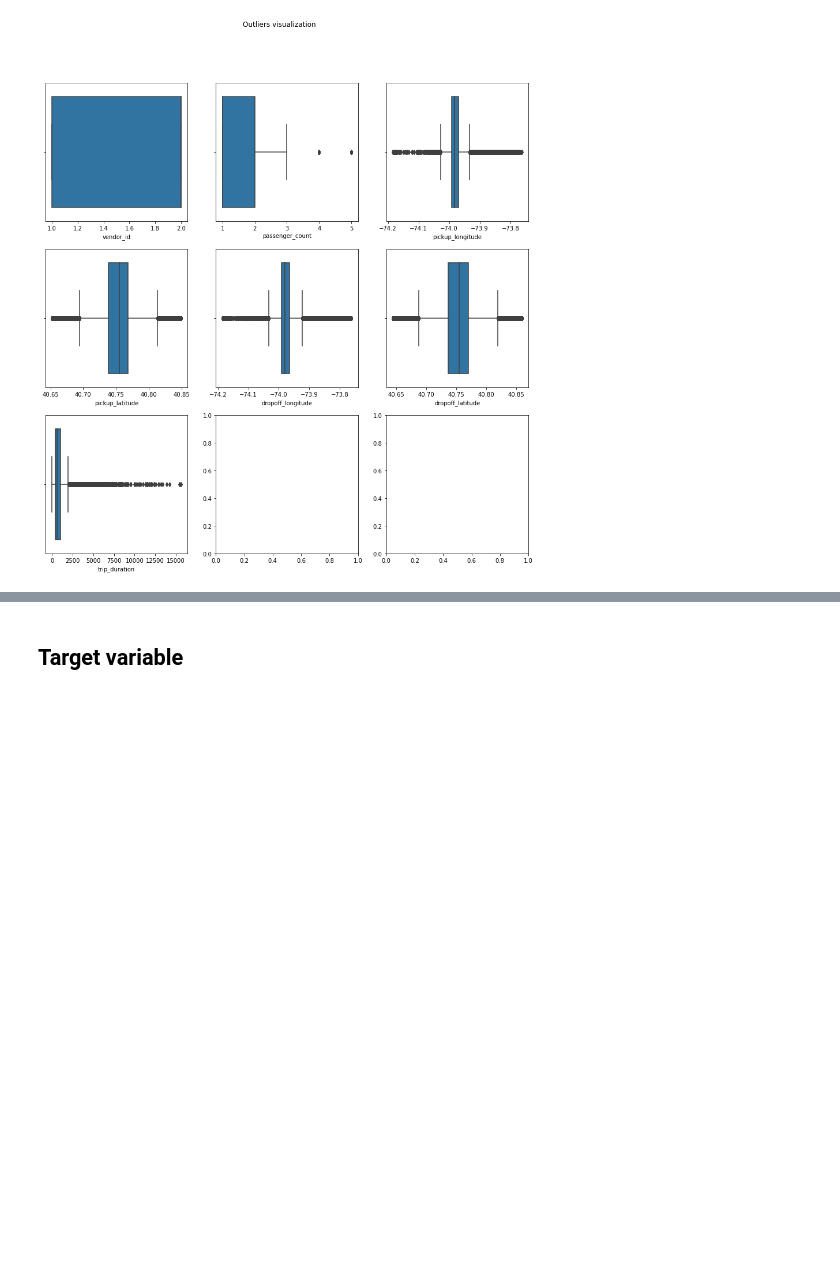
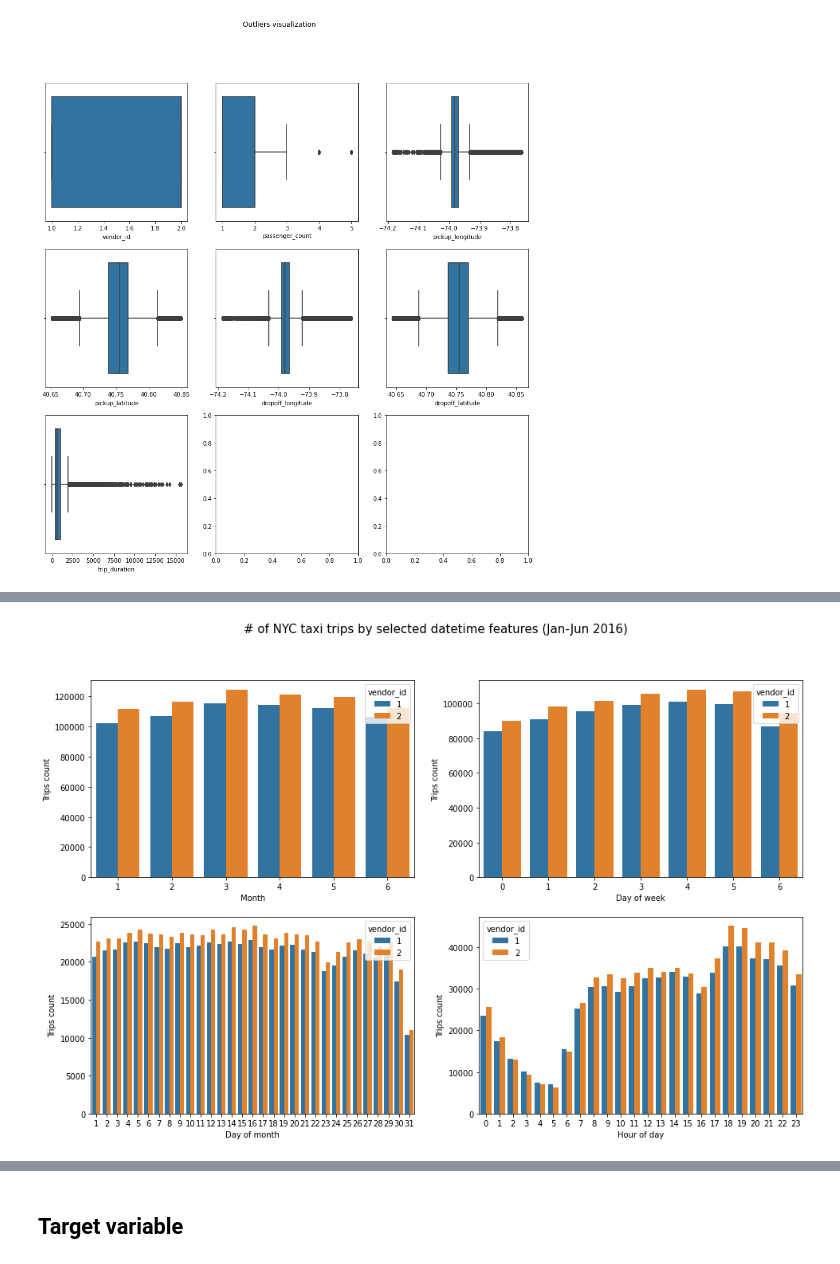
Before and after one commit to tawiwut-cha/nyc_cabs_draft, a Jupyter notebook: predict_duration_competition_v0.1.ipynb, the cells around one changed output, grey strips where cells are left out. Saved outputs shown, nothing was run; the diff lists cells and outputs as text; code cells hidden in the pictures; blank space fills up the shorter version.

```diff
--- a/predict_duration_competition_v0.1.ipynb
+++ b/predict_duration_competition_v0.1.ipynb
@@ -213,0 +285,27 @@ corr_heatmap(df)
+# %%
+plt.figure(figsize=(16,10))
+plt.suptitle('# of NYC taxi trips by selected datetime features (Jan-Jun 2016)', size=15)
+
+plt.subplot(221)
+sns.countplot(data=df, x= df['pickup_datetime'].dt.month, hue='vendor_id')
+plt.xlabel('Month')
+plt.ylabel('Trips count')
+
+plt.subplot(222)
+sns.countplot(data=df, x= df['pickup_datetime'].dt.day_of_week, hue='vendor_id')
+plt.xlabel('Day of week')
+plt.ylabel('Trips count')
+
+plt.subplot(223)
+sns.countplot(data=df, x= df['pickup_datetime'].dt.day, hue='vendor_id')
+plt.xlabel('Day of month')
+plt.ylabel('Trips count')
+
+plt.subplot(224)
+sns.countplot(data=df, x= df['pickup_datetime'].dt.hour, hue='vendor_id')
+plt.xlabel('Hour of day')
+plt.ylabel('Trips count')
+
+plt.show()
+# %% [output]
+[figure, added]
```
Also changed, not shown: parts of 24 cells of this notebook.
